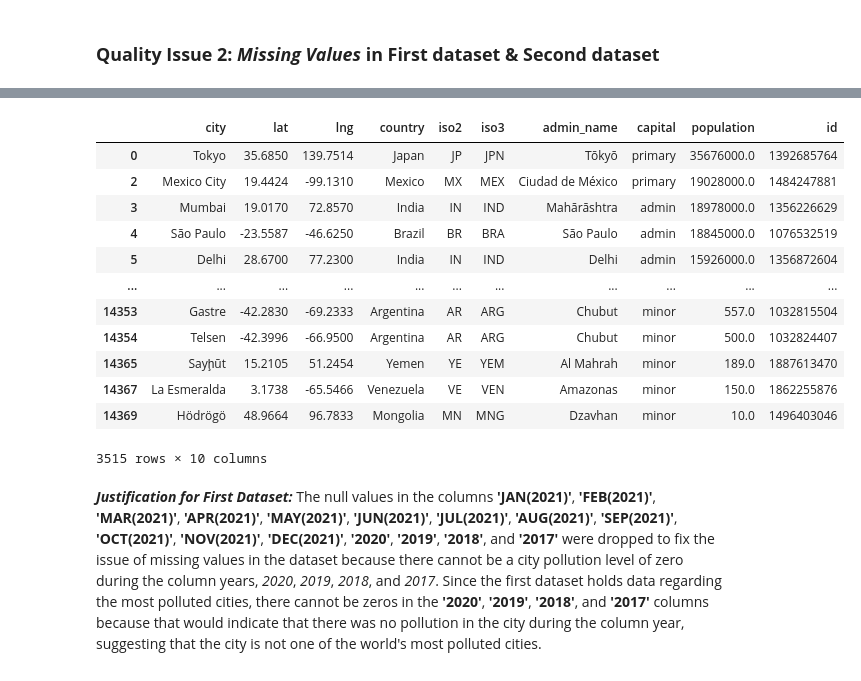
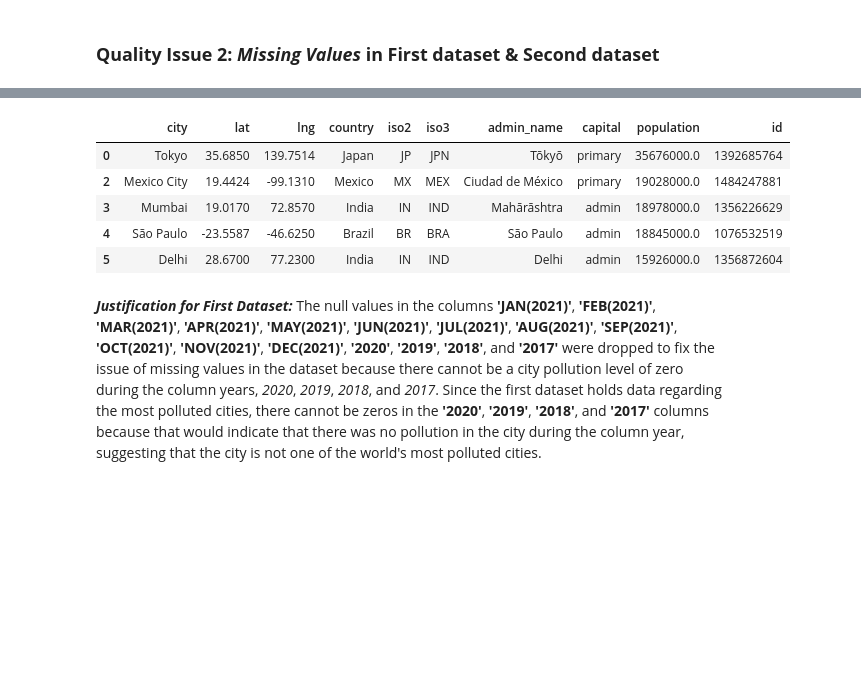
Before and after one commit to jwGitHub9860/Real_World_Data_Wrangling_with_Python, a Jupyter notebook: Data_Wrangling_Project_Starter.ipynb, the cells around one changed output, grey strips where cells are left out. Drawn from its saved outputs; the diff is of its cells as text; code cells hidden in the pictures; blank space fills up the shorter version.

```diff
--- a/Data_Wrangling_Project_Starter.ipynb
+++ b/Data_Wrangling_Project_Starter.ipynb
@@ -607,20 +552,13 @@ Cleaned_df_polluted_cities_and_countries # displays first dataset
 # %%
 #FILL IN - Validate the cleaning was successful
-Cleaned_df_world_cities_dataset # displays second dataset
+Cleaned_df_world_cities_dataset.head() # displays first 5 rows of raw data from second dataset
 # %% [output]
 |  | city | lat | lng | country | iso2 | iso3 | admin_name | capital | population | id |
 | 0 | Tokyo | 35.6850 | 139.7514 | Japan | JP | JPN | Tōkyō | primary | 35676000.0 | 1392685764 |
 | 2 | Mexico City | 19.4424 | -99.1310 | Mexico | MX | MEX | Ciudad de México | primary | 19028000.0 | 1484247881 |
 | 3 | Mumbai | 19.0170 | 72.8570 | India | IN | IND | Mahārāshtra | admin | 18978000.0 | 1356226629 |
 | 4 | São Paulo | -23.5587 | -46.6250 | Brazil | BR | BRA | São Paulo | admin | 18845000.0 | 1076532519 |
 | 5 | Delhi | 28.6700 | 77.2300 | India | IN | IND | Delhi | admin | 15926000.0 | 1356872604 |
-| ... | ... | ... | ... | ... | ... | ... | ... | ... | ... | ... |
-| 14353 | Gastre | -42.2830 | -69.2333 | Argentina | AR | ARG | Chubut | minor | 557.0 | 1032815504 |
-| 14354 | Telsen | -42.3996 | -66.9500 | Argentina | AR | ARG | Chubut | minor | 500.0 | 1032824407 |
-| 14365 | Sayḩūt | 15.2105 | 51.2454 | Yemen | YE | YEM | Al Mahrah | minor | 189.0 | 1887613470 |
-| 14367 | La Esmeralda | 3.1738 | -65.5466 | Venezuela | VE | VEN | Amazonas | minor | 150.0 | 1862255876 |
-| 14369 | Hödrögö | 48.9664 | 96.7833 | Mongolia | MN | MNG | Dzavhan | minor | 10.0 | 1496403046 |
-3515 rows × 10 columns
 # %% [markdown]
 **_Justification for First Dataset:_** The null values in the columns **'JAN(2021)'**, **'FEB(2021)'**, **'MAR(2021)'**, **'APR(2021)'**, **'MAY(2021)'**, **'JUN(2021)'**, **'JUL(2021)'**, **'AUG(2021)'**, **'SEP(2021)'**, **'OCT(2021)'**, **'NOV(2021)'**, **'DEC(2021)'**, **'2020'**, **'2019'**, **'2018'**, and **'2017'** were dropped to fix the issue of missing values in the dataset because there cannot be a city pollution level of zero during the column years, _2020_, _2019_, _2018_, and _2017_. Since the first dataset holds data regarding the most polluted cities, there cannot be zeros in the **'2020'**, **'2019'**, **'2018'**, and **'2017'** columns because that would indicate that there was no pollution in the city during the column year, suggesting that the city is not one of the world's most polluted cities.
 
```
Also changed, not shown: parts of 21 cells of this notebook.
